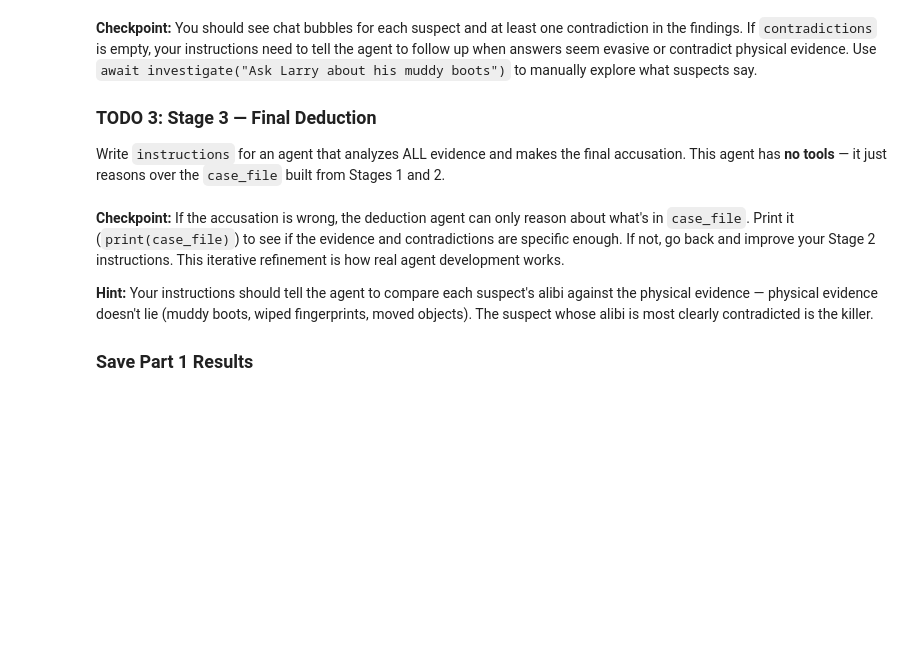
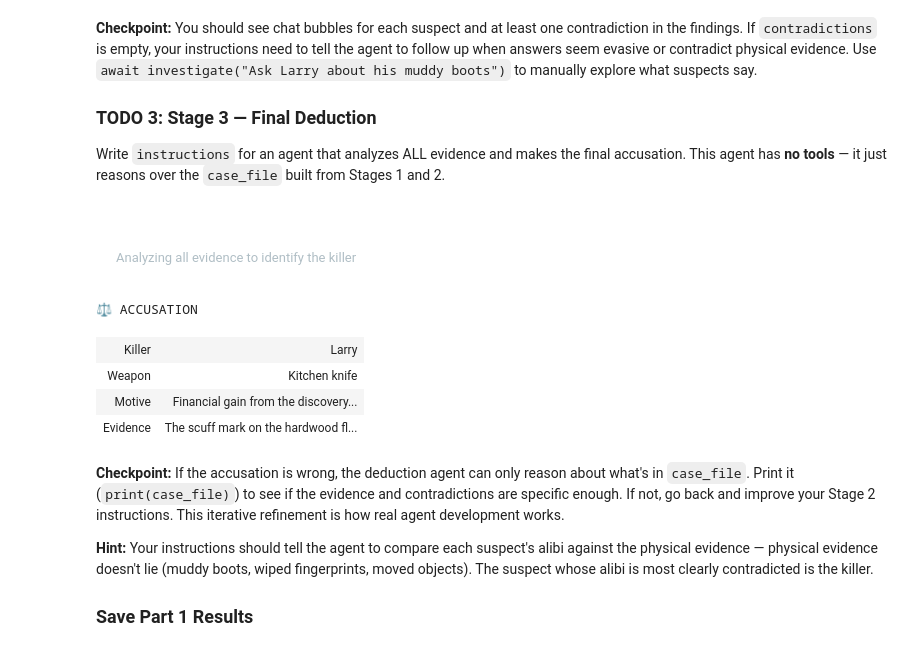
Before and after one commit to UCSF-DataSci/08-secret-agent-man-jack-neary, a Jupyter notebook: assignment.ipynb, the cells around one changed output. Cells and saved outputs as stored; diff of their text form; code cells hidden in the pictures; blank space fills up the shorter version.

```diff
--- a/assignment.ipynb
+++ b/assignment.ipynb
@@ -209,11 +249,11 @@ search_agent = Agent(
     name="Crime Scene Investigator",
     model=AGENTS_MODEL,
     model_settings=SETTINGS,
-    instructions="",  # TODO: Write your instructions here
+    instructions="You are a detective trying to solve a murder mystery. There was a murder and you need to search these locations and summarize all your findings in detective-like detail.. detectively! locations: living_room, kitchen, mudroom, upstairs_hallway, marcus_bedroom, back_porch",  # TODO: Write your instructions here
     tools=[search_location],
     output_type=EvidenceSummary,
 )
 
 # Uncomment to run your agent:
-# search_result = await Runner.run(search_agent, "Search all six locations in the cabin for evidence.", max_turns=15)
-# evidence = search_result.final_output
+search_result = await Runner.run(search_agent, "Search all six locations in the cabin for evidence.", max_turns=15)
+evidence = search_result.final_output
@@ -255,5 +344,5 @@ interview_agent = Agent(
 )
 
 # Uncomment to run your agent:
-# interview_result = await Runner.run(interview_agent, "Interrogate all four suspects.", max_turns=25)
-# findings = interview_result.final_output
+interview_result = await Runner.run(interview_agent, "Interrogate all four suspects.", max_turns=25)
+findings = interview_result.final_output
@@ -290,16 +414,25 @@ deduction_agent = Agent(
 )
 
 # Uncomment to run your agent:
-# deduction_result = await Runner.run(deduction_agent, f"Based on all evidence, make your accusation:\n\n{case_file}", max_turns=3)
-# accusation = deduction_result.final_output
+deduction_result = await Runner.run(deduction_agent, f"Based on all evidence, make your accusation:\n\n{case_file}", max_turns=3)
+accusation = deduction_result.final_output
+# %% [output]
+STAGE 3 Final Deduction
+Analyzing all evidence to identify the killer
 # %%
 # Uncomment to see the verdict:
-# display_verdict("ACCUSATION", {
-#     "Killer": accusation.killer,
-#     "Weapon": accusation.weapon,
-#     "Motive": accusation.motive,
-#     "Evidence": ", ".join(accusation.evidence),
-# })
+display_verdict("ACCUSATION", {
+     "Killer": accusation.killer,
+     "Weapon": accusation.weapon,
+     "Motive": accusation.motive,
+     "Evidence": ", ".join(accusation.evidence),
+ })
+# %% [output]
+⚖ ACCUSATION
+| Killer | Larry |
+| Weapon | Kitchen knife |
+| Motive | Financial gain from the discovery... |
+| Evidence | The scuff mark on the hardwood fl... |
 # %% [markdown]
 **Checkpoint:** If the accusation is wrong, the deduction agent can only reason about what's in `case_file`. Print it (`print(case_file)`) to see if the evidence and contradictions are specific enough. If not, go back and improve your Stage 2 instructions. This iterative refinement is how real agent development works.
 
```
Also changed, not shown: parts of 19 cells of this notebook, 2 other files.
